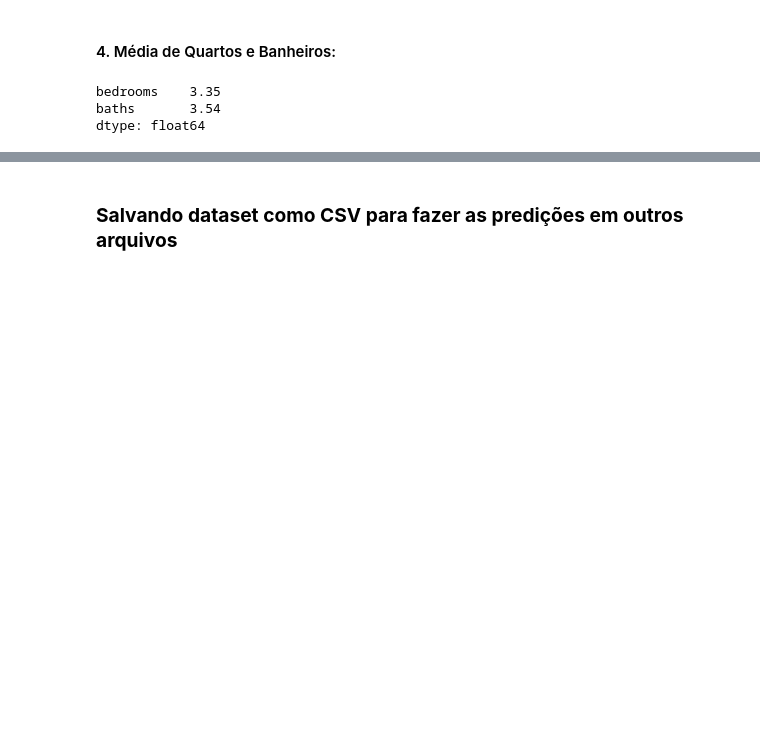
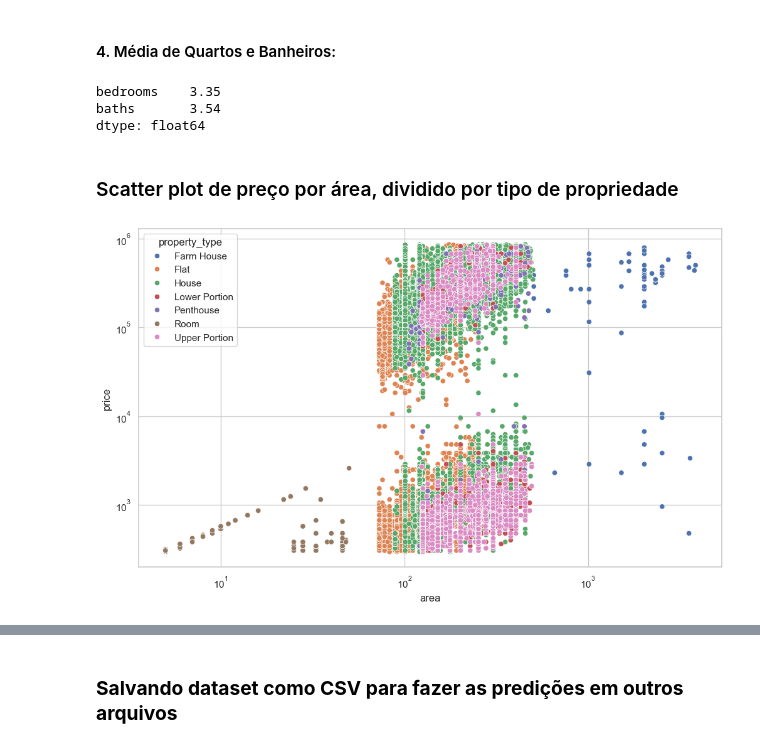
Before and after one commit to lucavillela/pakistan-estate-ml, a Jupyter notebook: main.ipynb, the cells around one changed output, grey strips where cells are left out. Cells and saved outputs as stored; diff of their text form; code cells hidden in the pictures; blank space fills up the shorter version.

```diff
--- a/main.ipynb
+++ b/main.ipynb
@@ -540,3 +589,11 @@ print("\n")
 bedrooms    3.35
 baths       3.54
 dtype: float64
+# %% [markdown]
+### Scatter plot de preço por área, dividido por tipo de propriedade
+# %%
+plt.figure(figsize=(12, 7))
+sns.scatterplot(data=clean_df, x='area', y='price', hue='property_type')
+plt.xscale('log'); plt.yscale('log')
+# %% [output]
+[figure, added]
```
Also changed, not shown: parts of 11 cells of this notebook, 6 other files.
